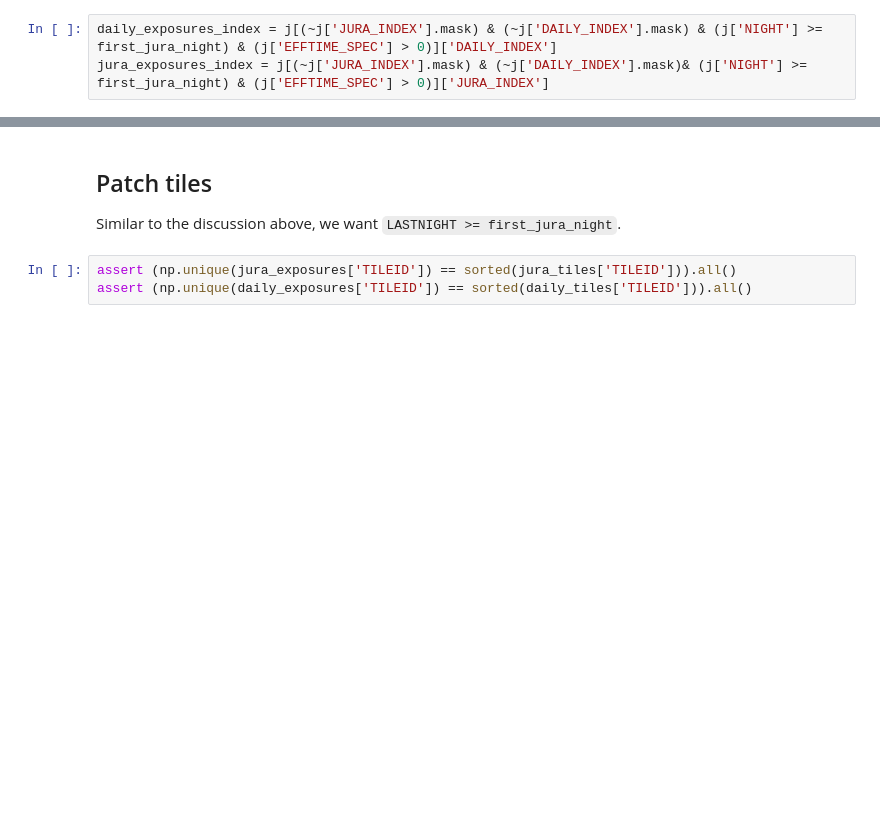
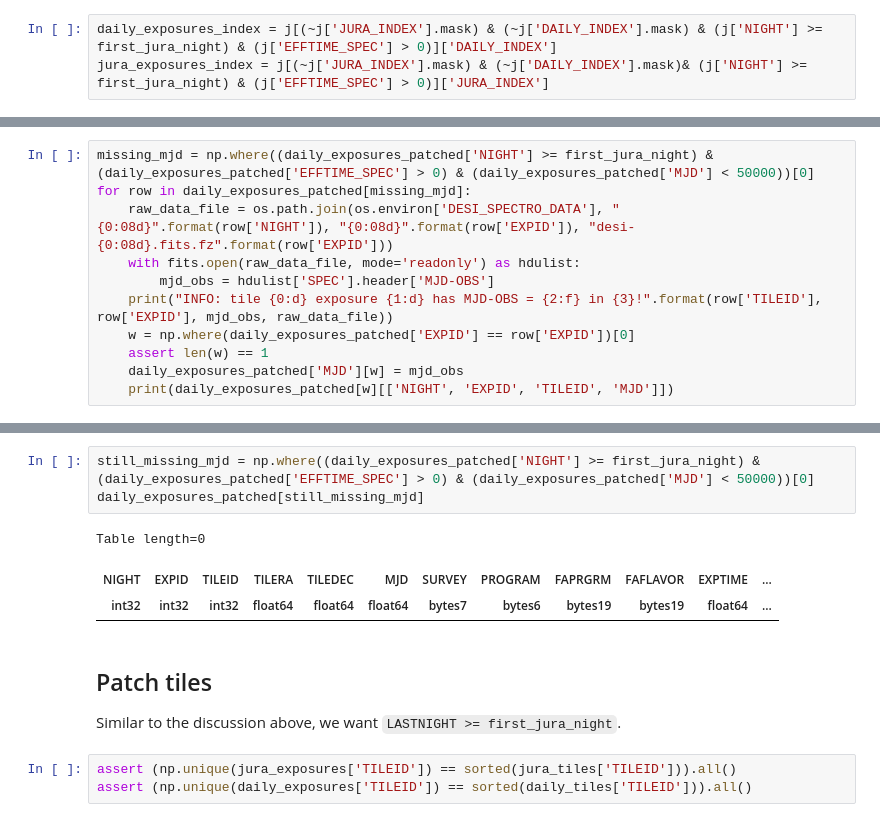
Before and after one commit to desihub/specprod-db, a Jupyter notebook: doc/nb/TestPatchDailyWithJura.ipynb, the cells around one changed output, grey strips where cells are left out. Cells and saved outputs as stored; diff of their text form; blank space fills up the shorter version.

```diff
--- a/doc/nb/TestPatchDailyWithJura.ipynb
+++ b/doc/nb/TestPatchDailyWithJura.ipynb
@@ -156,0 +167,11 @@ Table length=23615
+# %%
+missing_mjd = np.where((daily_exposures_patched['NIGHT'] >= first_jura_night) & (daily_exposures_patched['EFFTIME_SPEC'] > 0) & (daily_exposures_patched['MJD'] < 50000))[0]
+for row in daily_exposures_patched[missing_mjd]:
+    raw_data_file = os.path.join(os.environ['DESI_SPECTRO_DATA'], "{0:08d}".format(row['NIGHT']), "{0:08d}".format(row['EXPID']), "desi-{0:08d}.fits.fz".format(row['EXPID']))
+    with fits.open(raw_data_file, mode='readonly') as hdulist:
+        mjd_obs = hdulist['SPEC'].header['MJD-OBS']
+    print("INFO: tile {0:d} exposure {1:d} has MJD-OBS = {2:f} in {3}!".format(row['TILEID'], row['EXPID'], mjd_obs, raw_data_file))
+    w = np.where(daily_exposures_patched['EXPID'] == row['EXPID'])[0]
+    assert len(w) == 1
+    daily_exposures_patched['MJD'][w] = mjd_obs
+    print(daily_exposures_patched[w][['NIGHT', 'EXPID', 'TILEID', 'MJD']])
@@ -157,3 +196,10 @@ Table length=23615
+# %%
+still_missing_mjd = np.where((daily_exposures_patched['NIGHT'] >= first_jura_night) & (daily_exposures_patched['EFFTIME_SPEC'] > 0) & (daily_exposures_patched['MJD'] < 50000))[0]
+daily_exposures_patched[still_missing_mjd]
+# %% [output]
+Table length=0
+| NIGHT | EXPID | TILEID | TILERA | TILEDEC | MJD | SURVEY | PROGRAM | FAPRGRM | FAFLAVOR | EXPTIME | ... |
+| int32 | int32 | int32 | float64 | float64 | float64 | bytes7 | bytes6 | bytes19 | bytes19 | float64 | ... |
 # %% [markdown]
 ## Patch tiles
 
```
Also changed, not shown: parts of 10 cells of this notebook, 1 other file.
